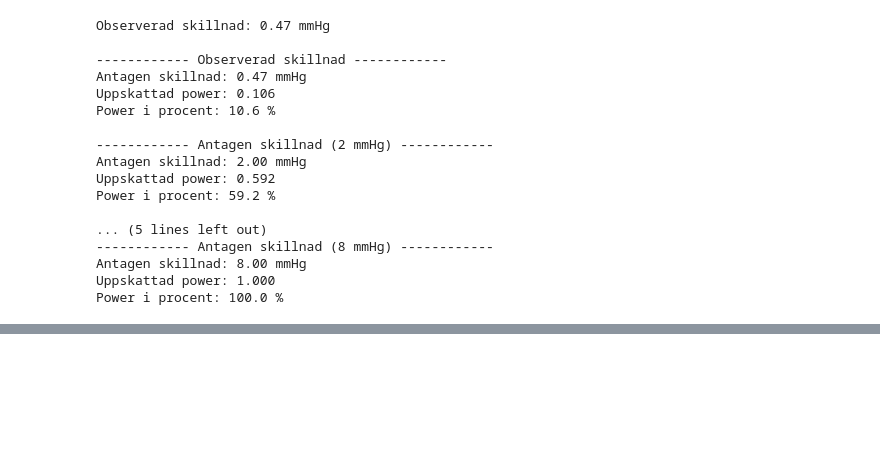
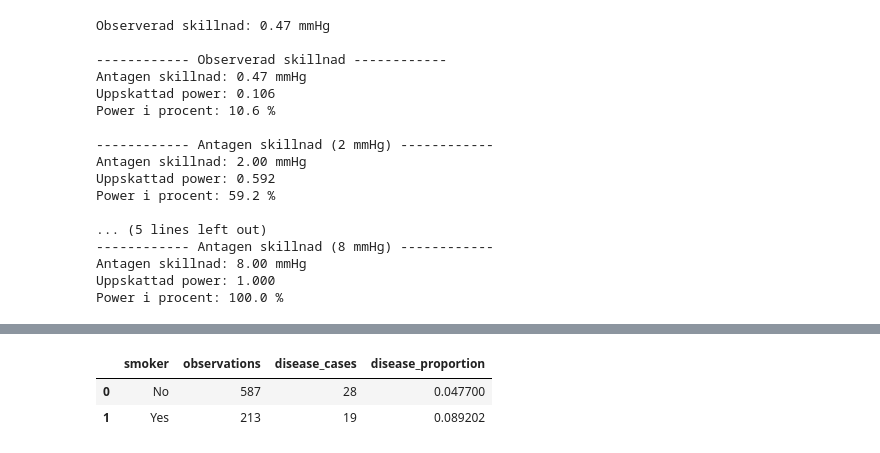
Before and after one commit to SelviKumarasamy/Health_Study, a Jupyter notebook: health_study_analysis.ipynb, the cells around one changed output, grey strips where cells are left out. Saved outputs shown, nothing was run; the diff lists cells and outputs as text; code cells hidden in the pictures; blank space fills up the shorter version.

```diff
--- a/health_study_analysis.ipynb
+++ b/health_study_analysis.ipynb
@@ -1005,0 +1106,25 @@ plt.show()
+# %%
+# Inställningar
+alpha = 0.05
+np.random.seed(42)
+
+# Funktion för procentformatering
+def pct(x):
+    return f"{x * 100:.1f}%"
+
+# Sammanfatta sjukdomsandel per grupp
+summary = (
+    df.groupby("smoker")["disease"]
+    .agg(
+        observations="count",
+        disease_cases="sum",
+        disease_proportion="mean"
+    )
+    .reset_index()
+)
+
+summary
+# %% [output]
+|  | smoker | observations | disease_cases | disease_proportion |
+| 0 | No | 587 | 28 | 0.047700 |
+| 1 | Yes | 213 | 19 | 0.089202 |
```
Also changed, not shown: parts of 36 cells of this notebook.
